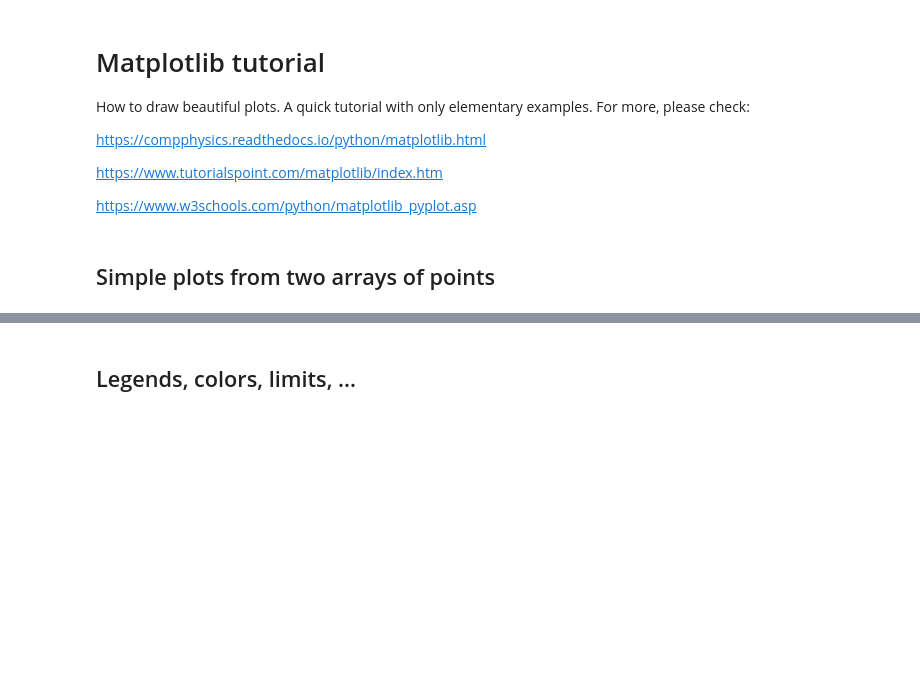
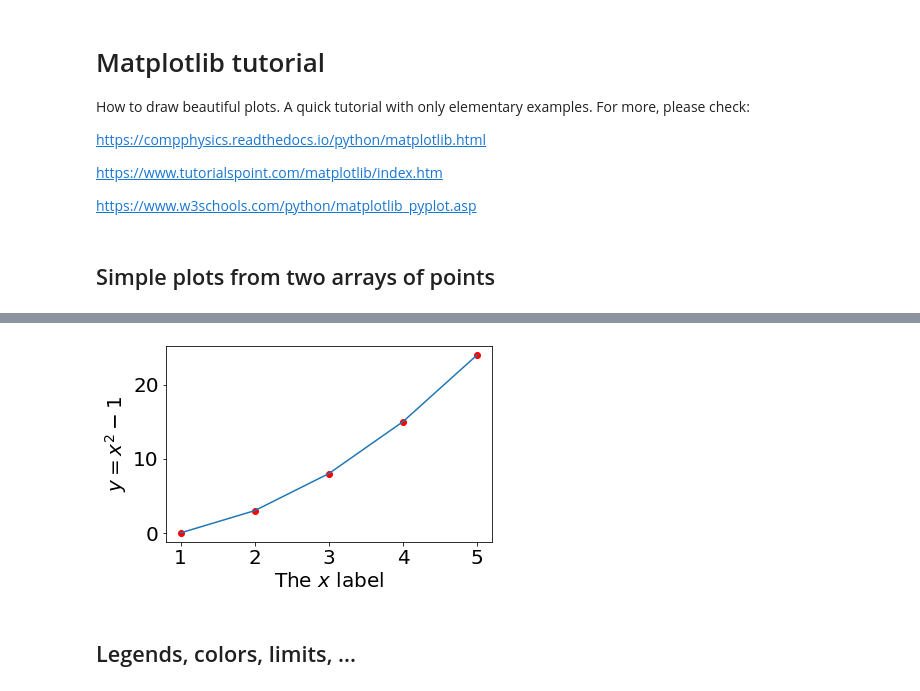
Before and after one commit to gersonjferreira/minicurso-ift-2021, a Jupyter notebook: IntroPython/04 - Matplotlib.ipynb, the cells around one changed output, grey strips where cells are left out. Saved outputs shown, nothing was run; the diff lists cells and outputs as text; code cells hidden in the pictures; blank space fills up the shorter version.

```diff
--- a/IntroPython/04 - Matplotlib.ipynb
+++ b/IntroPython/04 - Matplotlib.ipynb
@@ -36,13 +40,15 @@ plt.show()
 # %%
 # BOTH
 plt.figure()
-plt.scatter(x, y)
 plt.plot(x, y)
+plt.scatter(x, y, c='red')
 plt.xlabel(r'The $x$ label')
 plt.ylabel(r'$y = x^2 - 1$')
 
 plt.tight_layout() # adjust the figure to match the boundaries
 plt.show()
+# %% [output]
+[figure, added]
 # %% [markdown]
 ## Legends, colors, limits, ...
 # %%
```
Also changed, not shown: parts of 4 cells of this notebook, 8 other files.
